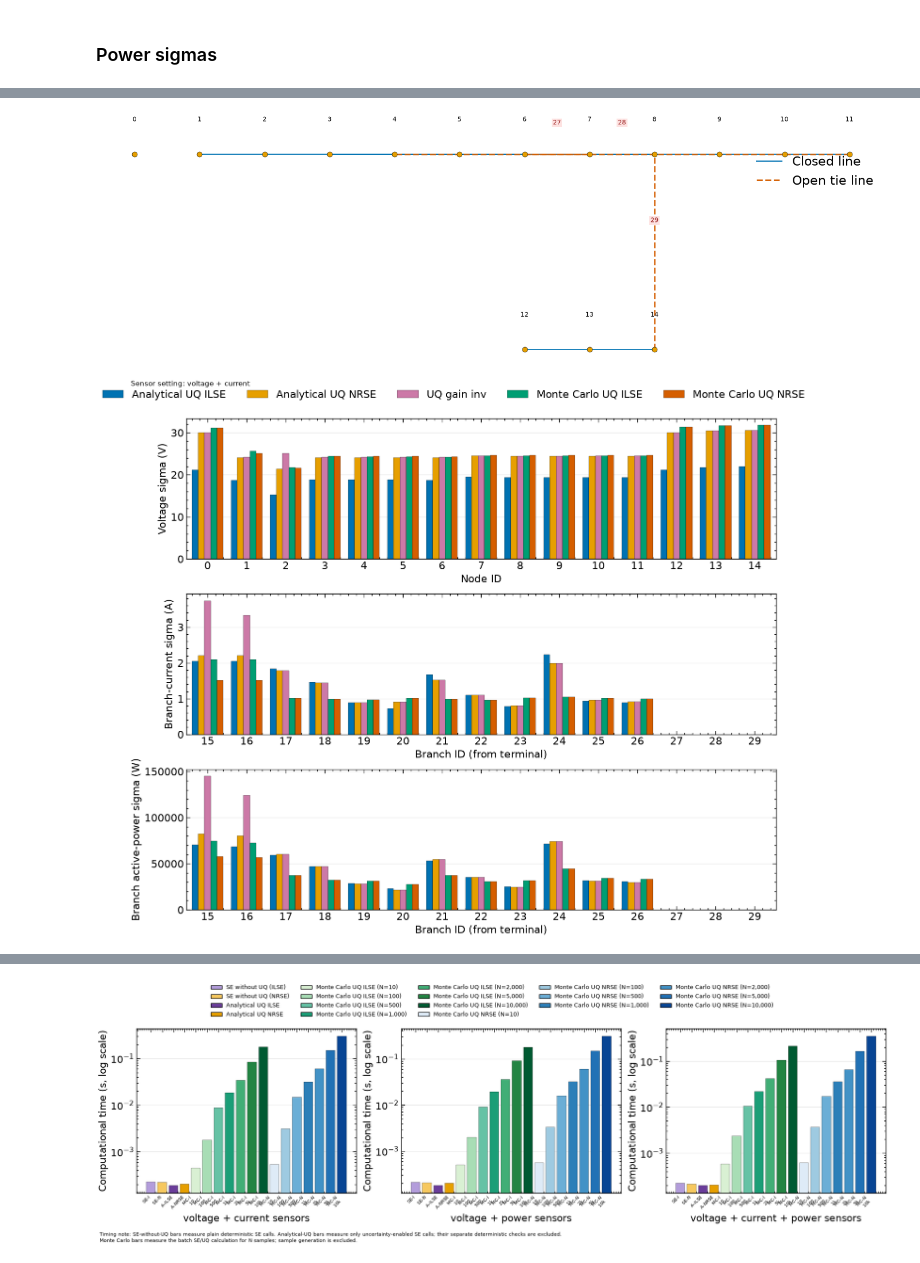
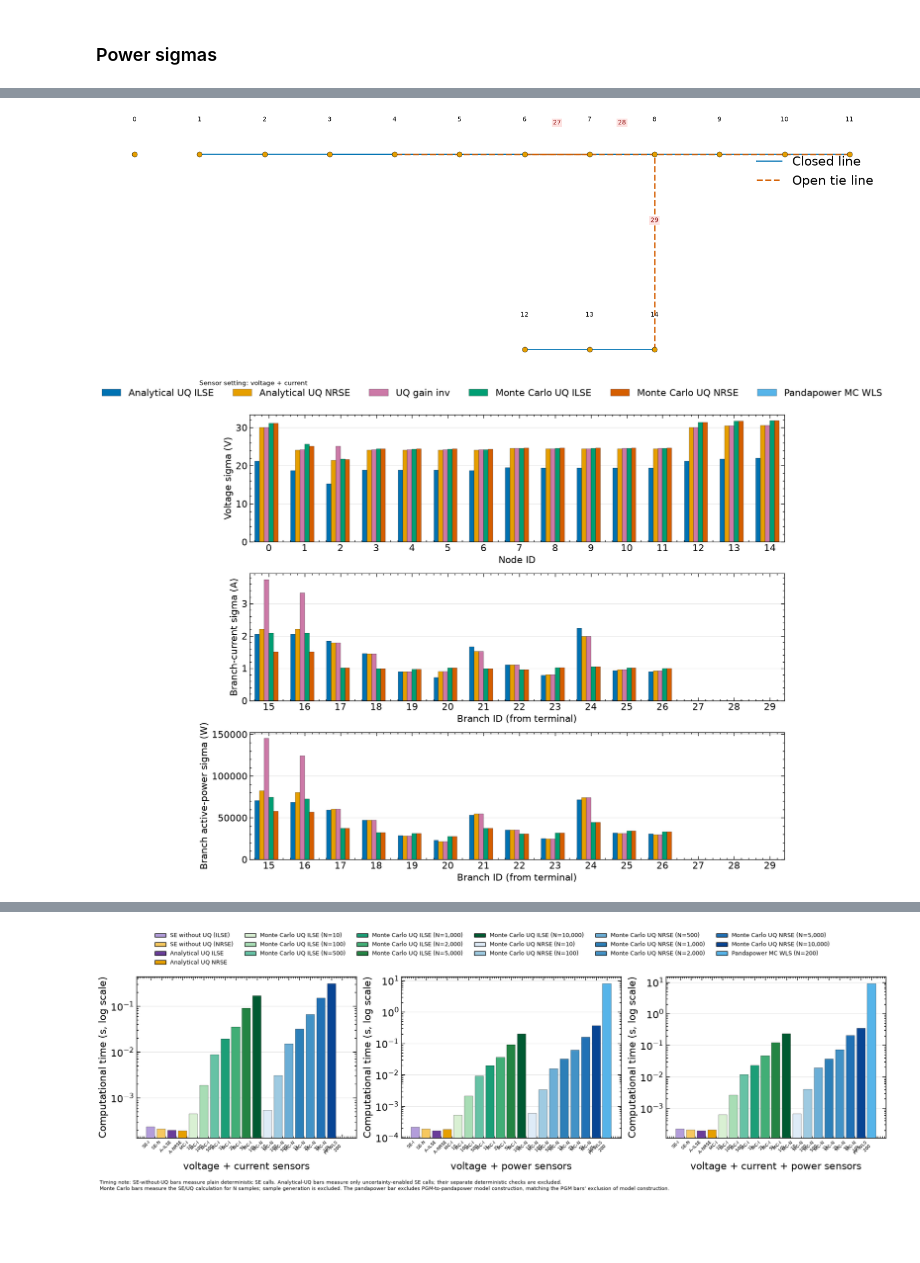
Before and after one commit to Plusero/power-grid-model, a Jupyter notebook: docs/examples/CIGRE MV State Estimation UQ Example.ipynb, the cells around one changed output, grey strips where cells are left out. Saved outputs shown, nothing was run; the diff lists cells and outputs as text; code cells hidden in the pictures; blank space fills up the shorter version.

Commit message:
Add MC UQ based on pandapower
Signed-off-by: jhe <JialinHe_Plusero@outlook.com>

```diff
--- a/docs/examples/CIGRE MV State Estimation UQ Example.ipynb
+++ b/docs/examples/CIGRE MV State Estimation UQ Example.ipynb
@@ -806,6 +864,7 @@ pd.DataFrame(benchmark_rows).round(3)
 
 The table reports output standard deviations for representative CIGRE MV quantities. Analytical columns are PGM's propagated sigmas, the gain-inverse column is the sensor-only conventional NRSE covariance, and Monte Carlo columns are sample standard deviations over converged scenarios. Units are SI, with voltage angles in radians.
 # %%
+minimum_sampled_sigma_count = 2
 node_ids = base_input_data[ComponentType.node][AttributeType.id].astype(int)
 line_ids = base_input_data[ComponentType.line][AttributeType.id].astype(int)
 
@@ -873,6 +932,15 @@ for setting in sensor_settings:
             ]
             row[f"{method_name} sigma"] = float(analytical)
             row[f"Monte Carlo UQ {method_name.split()[-1]} sigma"] = float(np.std(sampled, ddof=1))
+        pandapower_result = pandapower_results[setting]
+        pandapower_valid = pandapower_result.converged
+        if np.count_nonzero(pandapower_valid) >= minimum_sampled_sigma_count:
+            pandapower_sampled = pandapower_result.outputs[spec["component_type"]][spec["value_field"]][
+                pandapower_valid, spec["index"]
+            ]
+            row["Pandapower MC WLS sigma"] = float(np.std(pandapower_sampled, ddof=1))
+        else:
+            row["Pandapower MC WLS sigma"] = np.nan
         row["UQ gain inv sigma"] = float(
             gain_inverse_results[setting][spec["component_type"]][spec["sigma_field"]][spec["index"]]
         )
@@ -885,6 +953,7 @@ numeric_columns = [
     "UQ gain inv sigma",
     "Monte Carlo UQ ILSE sigma",
     "Monte Carlo UQ NRSE sigma",
+    "Pandapower MC WLS sigma",
 ]
 np.testing.assert_array_equal(
     np.isinf(comparison[numeric_columns].to_numpy()),
@@ -919,6 +988,7 @@ candidate_methods = {
     "Analytical UQ NRSE sigma": "Analytical UQ NRSE",
     "UQ gain inv sigma": "UQ gain inv",
     "Monte Carlo UQ ILSE sigma": "Monte Carlo UQ ILSE",
+    "Pandapower MC WLS sigma": "Pandapower MC WLS",
 }
 identifier_columns = ["sensor setting", "component", "id", "terminal", "quantity", "unit"]
 
@@ -1172,6 +1251,7 @@ method_columns = [
     ("UQ gain inv sigma", "UQ gain inv", "#CC79A7"),
     ("Monte Carlo UQ ILSE sigma", "Monte Carlo UQ ILSE", "#009E73"),
     ("Monte Carlo UQ NRSE sigma", "Monte Carlo UQ NRSE", "#D55E00"),
+    ("Pandapower MC WLS sigma", "Pandapower MC WLS", "#56B4E9"),
 ]
 plot_definitions = [
     ("node", "voltage magnitude", "Voltage sigma (V)", "Node ID", None),
@@ -1191,7 +1271,7 @@ def plot_sigma_bars(ax, setting, plot_definition):
         filtered = filtered[filtered["terminal"] == terminal]
     filtered = filtered.sort_values("id")
     positions = np.arange(len(filtered))
-    bar_width = 0.16
+    bar_width = 0.13
     offsets = (np.arange(len(method_columns)) - (len(method_columns) - 1) / 2) * bar_width
     for offset, (column, label, color) in zip(offsets, method_columns, strict=True):
         ax.bar(
@@ -1303,7 +1383,7 @@ with plt.style.context(plot_style), plt.rc_context({"text.usetex": False}):
             plot_sigma_bars(axis, setting, plot_definition)
         figure.text(0.01, 0.995, f"Sensor setting: {setting}", ha="left", va="top", fontsize=11)
         handles, labels = axes[0].get_legend_handles_labels()
-        figure.legend(handles, labels, loc="upper center", ncol=5, bbox_to_anchor=(0.5, 0.995))
+        figure.legend(handles, labels, loc="upper center", ncol=6, bbox_to_anchor=(0.5, 0.995))
         figure.tight_layout(rect=(0.0, 0.0, 1.0, 0.94))
         figure_path = figure_directory / f"cigre_mv_{setting_slugs[setting]}_sigma_bars"
         figure.savefig(figure_path.with_suffix(".pdf"))
@@ -1334,6 +1414,7 @@ timing_method_columns = (
         (f"Monte Carlo UQ NRSE (N={sample_count:,})", f"MC-N\n{timing_sample_labels[sample_count]}", color)
         for sample_count, color in zip(timing_sample_counts, timing_nrse_colors, strict=True)
     ]
+    + [(f"Pandapower MC WLS (N={pandapower_sample_count:,})", f"PP-WLS\n{pandapower_sample_count}", "#56B4E9")]
 )
 
 with plt.style.context(plot_style), plt.rc_context({"text.usetex": False}):
@@ -1356,39 +1437,40 @@ with plt.style.context(plot_style), plt.rc_context({"text.usetex": False}):
                 else monte_carlo_scaling_seconds[setting, "Analytical UQ NRSE", sample_count]
                 for sample_count in timing_sample_counts
             ],
+            pandapower_results[setting].seconds,
         ]
         labels = [label for _, label, _ in timing_method_columns]
         colors = [color for _, _, color in timing_method_columns]
         axis.bar(np.arange(len(values)), values, color=colors, edgecolor="black", linewidth=0.3)
         axis.set_xlabel(f"{setting} sensors")
         axis.set_ylabel("Computational time (s, log scale)")
         axis.set_yscale("log")
         axis.set_xticks(np.arange(len(values)))
         axis.set_xticklabels(labels, rotation=45, ha="right", fontsize=7)
         axis.grid(axis="y", visible=True, alpha=0.3)
         axis.set_axisbelow(True)
     timing_legend_handles = [
         Patch(facecolor=color, edgecolor="black", label=method_name) for method_name, _, color in timing_method_columns
     ]
     timing_figure.legend(
         handles=timing_legend_handles,
         loc="upper center",
-        ncol=5,
+        ncol=6,
         fontsize=9,
         bbox_to_anchor=(0.5, 1.0),
     )
     timing_figure.text(
         0.01,
         0.01,
-        "Timing note: SE-without-UQ bars measure plain deterministic SE calls. Analytical-UQ bars measure only uncertainty-enabled SE calls; their separate deterministic checks are excluded.\nMonte Carlo bars measure the batch SE/UQ calculation for N samples; sample generation is excluded.",
+        "Timing note: SE-without-UQ bars measure plain deterministic SE calls. Analytical-UQ bars measure only uncertainty-enabled SE calls; their separate deterministic checks are excluded.\nMonte Carlo bars measure the SE/UQ calculation for N samples; sample generation is excluded. The pandapower bar excludes PGM-to-pandapower model construction, matching the PGM bars' exclusion of model construction.",
         ha="left",
         va="bottom",
         fontsize=8,
     )
     timing_figure.tight_layout(rect=(0.0, 0.06, 1.0, 0.84))
     timing_figure.savefig(figure_directory / "cigre_mv_uq_computational_time.pdf")
     timing_figure.savefig(figure_directory / "cigre_mv_uq_computational_time.png", dpi=300)
     plt.show()
 # %% [output]
 [figure]
-[figure, old version]
+[figure, new version]
@@ -1397,4 +1479,4 @@ with plt.style.context(plot_style), plt.rc_context({"text.usetex": False}):
-[figure, old version]
+[figure, new version]
 # %% [markdown]
 ## Interpretation
 
```
Also changed, not shown: parts of 14 cells of this notebook, 8 other files.
